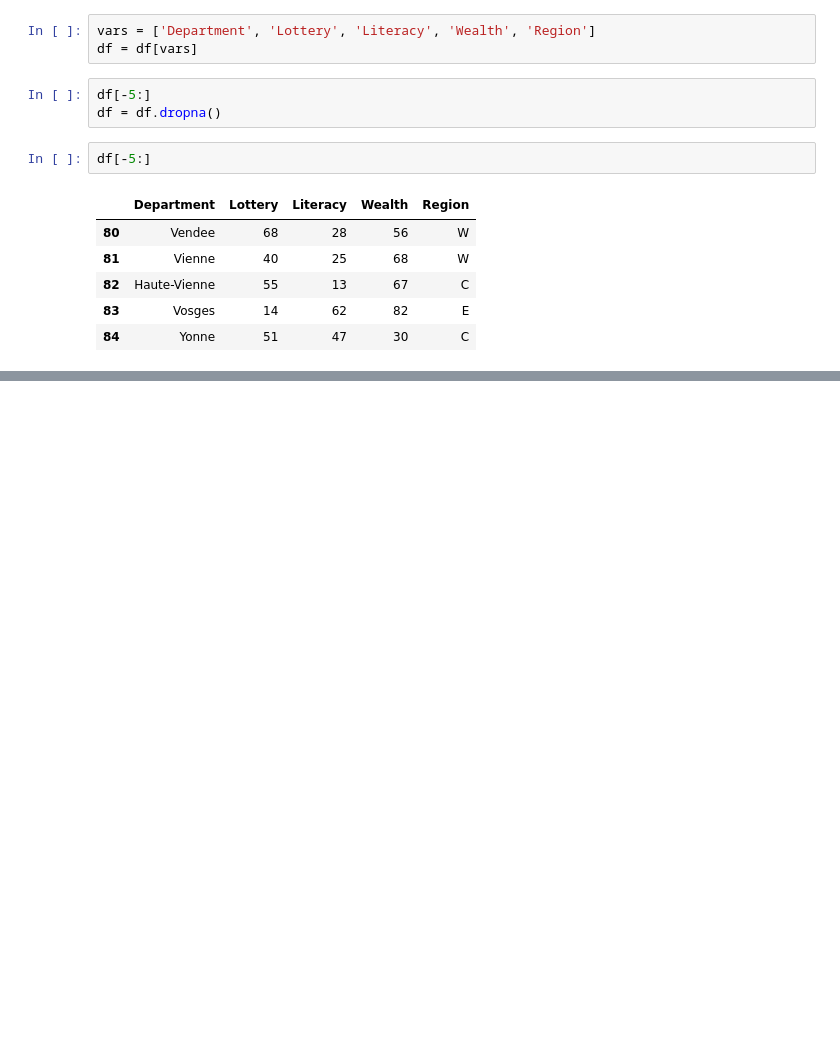
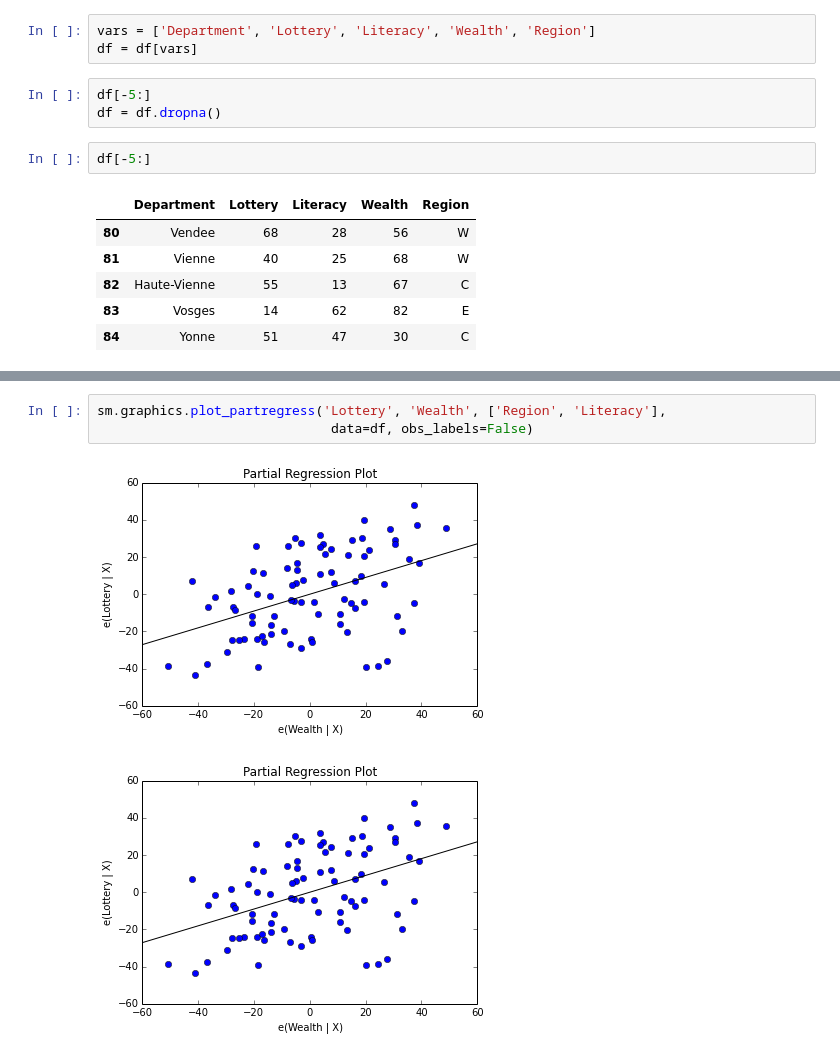
Before and after one commit to drcjar/saaas, a Jupyter notebook: Untitled0.ipynb, the cells around one changed output, grey strips where cells are left out. Drawn from its saved outputs; the diff is of its cells as text; blank space fills up the shorter version.

```diff
--- a/Untitled0.ipynb
+++ b/Untitled0.ipynb
@@ -23,0 +87,6 @@ df[-5:]
+# %%
+sm.graphics.plot_partregress('Lottery', 'Wealth', ['Region', 'Literacy'],
+                              data=df, obs_labels=False)
+# %% [output]
+[figure, added]
+[figure, added]
```
Also changed, not shown: parts of 8 cells of this notebook, 1 other file.
